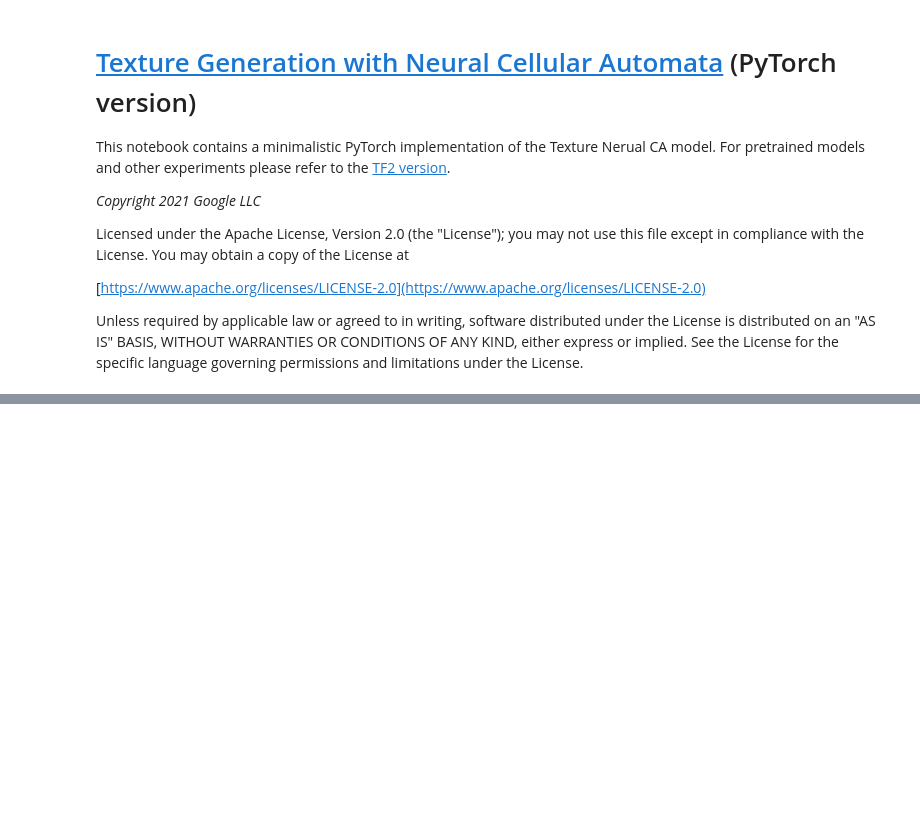
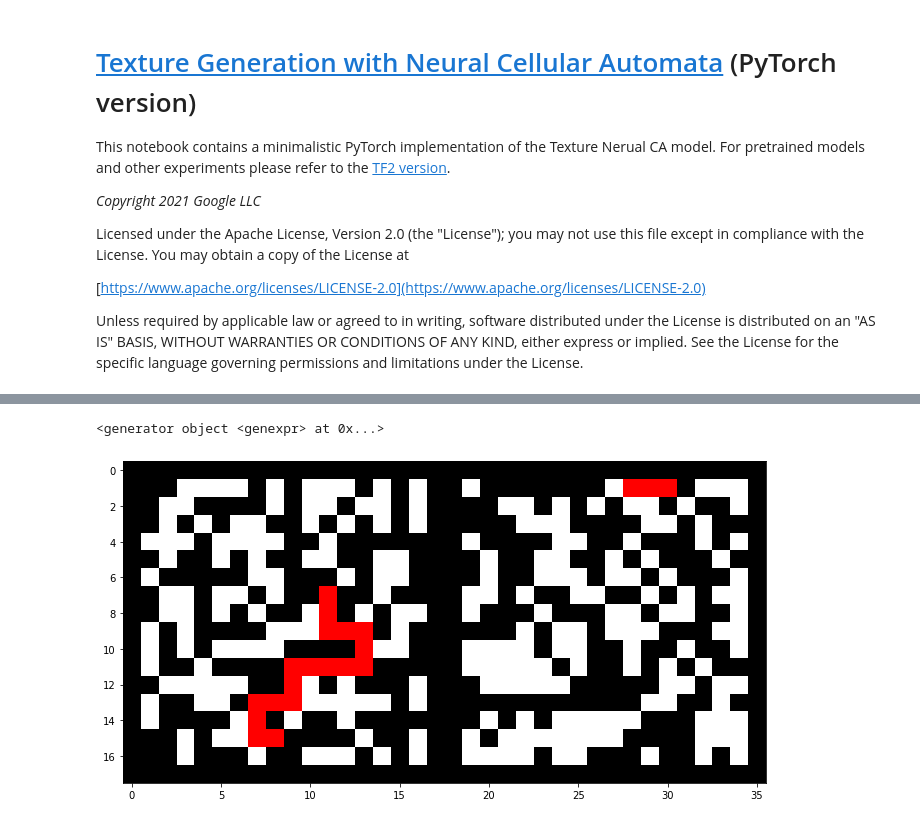
Before and after one commit to smearle/pathfinding-nca, a Jupyter notebook: path_nca.ipynb, the cells around one changed output, grey strips where cells are left out. Saved outputs shown, nothing was run; the diff lists cells and outputs as text; code cells hidden in the pictures; blank space fills up the shorter version.

```diff
--- a/path_nca.ipynb
+++ b/path_nca.ipynb
@@ -183,0 +318,19 @@ def to_nchw(img):
+# %%
+path_chan = 4
+solved_mazes = [maze_discrete.clone() for maze_discrete in solvable_mazes_discrete]
+
+for solved_maze in solved_mazes:
+    sol = bfs(solved_maze[0].cpu().numpy())
+    for x, y in sol:
+        # if rand_maze_discrete_i[x, y] not in [src_chan, trg_chan]:
+            # assert rand_maze_discrete_i[x, y] == empty_chan
+        solved_maze[0, x, y] = path_chan
+
+solved_maze_ims = [render_discrete(solved_maze)[0] for solved_maze in solved_mazes]
+print(solved_maze.shape for solved_maze in solved_maze_ims)
+fig, ax = pl.subplots(figsize=(20, 5))
+pl.imshow(np.hstack(solved_maze_ims))
+pl.tight_layout()
+# %% [output]
+<generator object <genexpr> at 0x...>
+[figure, added]
```
Also changed, not shown: parts of 10 cells of this notebook.
